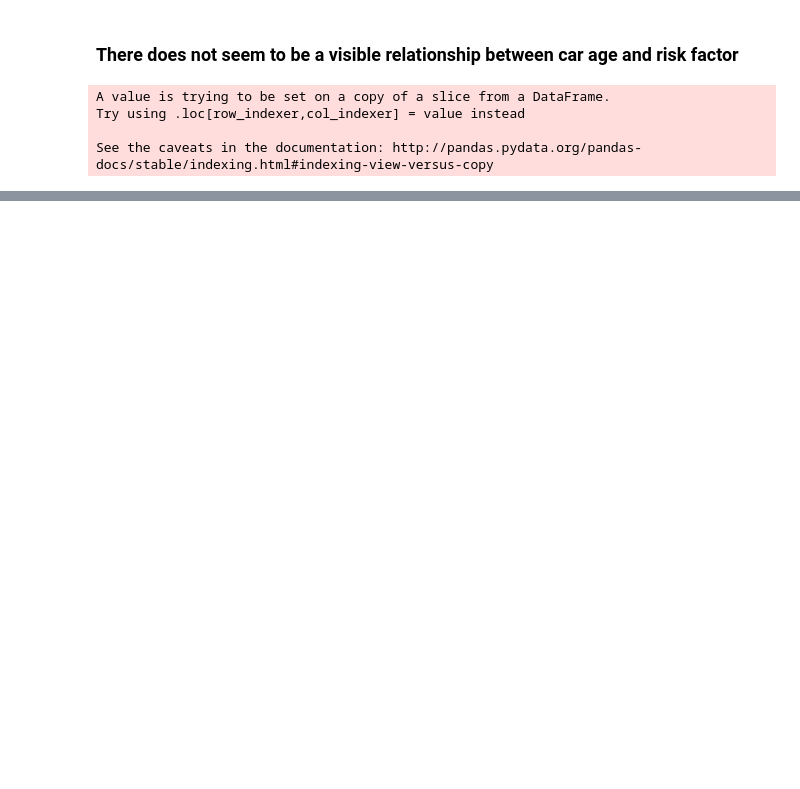
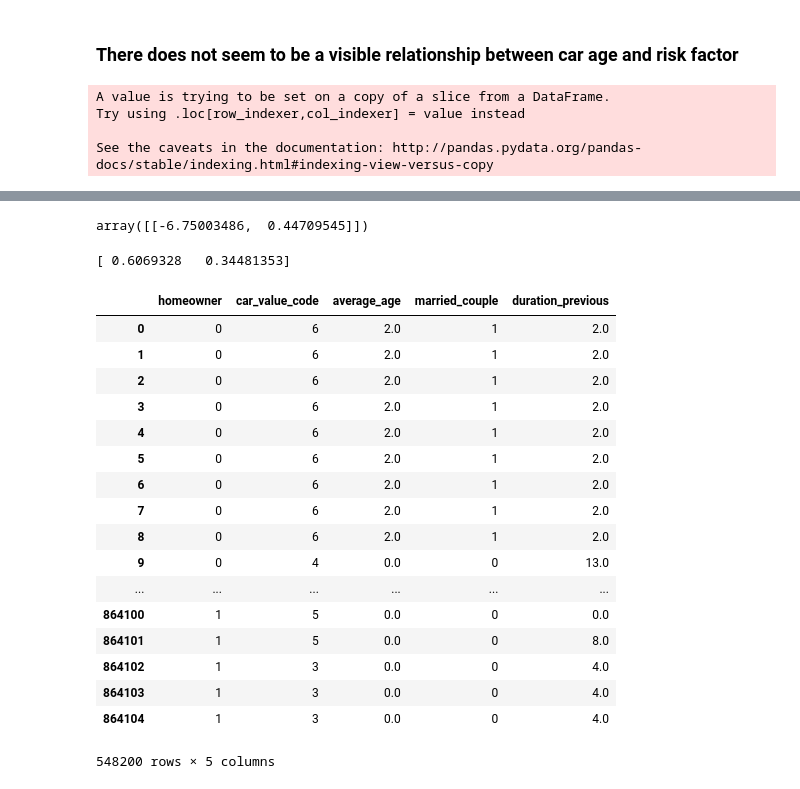
Before and after one commit to mingkaid/allstate-purchase-prediction-challenge, a Jupyter notebook: interpolate-risk.ipynb, the cells around one changed output, grey strips where cells are left out. Drawn from its saved outputs; the diff is of its cells as text; code cells hidden in the pictures; blank space fills up the shorter version.

```diff
--- a/interpolate-risk.ipynb
+++ b/interpolate-risk.ipynb
@@ -218,0 +247,29 @@ np.mean(clf)
+# %%
+predictors_pca.transform(np.array([1,0,0,0,0]))
+# %% [output]
+array([[-6.75003486,  0.44709545]])
+# %%
+print(predictors_pca.explained_variance_ratio_)
+# %% [output]
+[ 0.6069328   0.34481353]
+# %%
+X
+# %% [output]
+|  | homeowner | car_value_code | average_age | married_couple | duration_previous |
+| 0 | 0 | 6 | 2.0 | 1 | 2.0 |
+| 1 | 0 | 6 | 2.0 | 1 | 2.0 |
+| 2 | 0 | 6 | 2.0 | 1 | 2.0 |
+| 3 | 0 | 6 | 2.0 | 1 | 2.0 |
+| 4 | 0 | 6 | 2.0 | 1 | 2.0 |
+| 5 | 0 | 6 | 2.0 | 1 | 2.0 |
+| 6 | 0 | 6 | 2.0 | 1 | 2.0 |
+| 7 | 0 | 6 | 2.0 | 1 | 2.0 |
+| 8 | 0 | 6 | 2.0 | 1 | 2.0 |
+| 9 | 0 | 4 | 0.0 | 0 | 13.0 |
+| ... | ... | ... | ... | ... | ... |
+| 864100 | 1 | 5 | 0.0 | 0 | 0.0 |
+| 864101 | 1 | 5 | 0.0 | 0 | 8.0 |
+| 864102 | 1 | 3 | 0.0 | 0 | 4.0 |
+| 864103 | 1 | 3 | 0.0 | 0 | 4.0 |
+| 864104 | 1 | 3 | 0.0 | 0 | 4.0 |
+548200 rows × 5 columns
```
Also changed, not shown: parts of 25 cells of this notebook.
